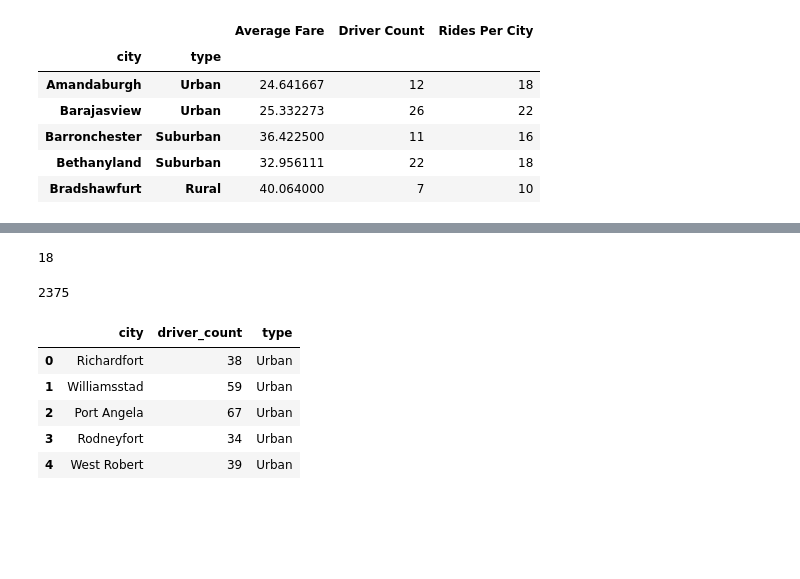
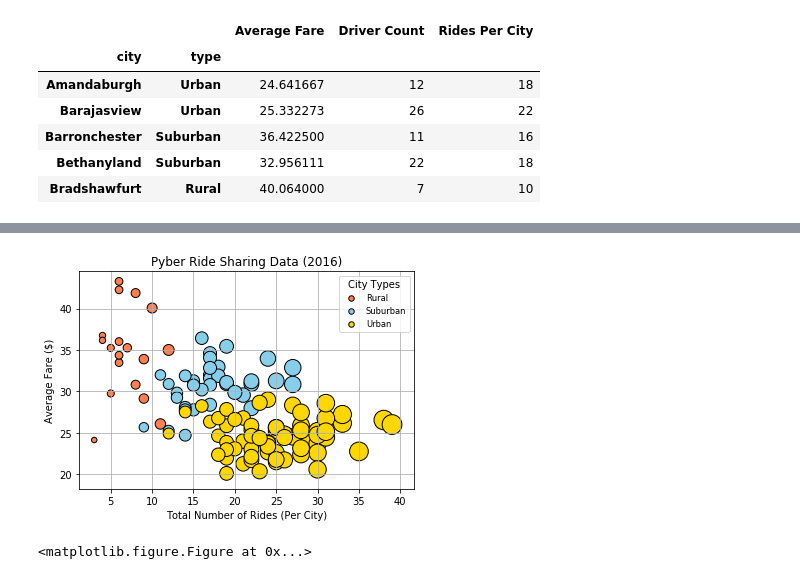
Before and after one commit to Meghanavmr/Pyber, a Jupyter notebook: Pyber Ride Sharing Matplot.ipynb, the cells around one changed output, grey strips where cells are left out. Drawn from its saved outputs; the diff is of its cells as text; code cells hidden in the pictures; blank space fills up the shorter version.

```diff
--- a/Pyber Ride Sharing Matplot.ipynb
+++ b/Pyber Ride Sharing Matplot.ipynb
@@ -24,14 +23,3 @@ pyber_data.head()
 | 2 | Port Samanthamouth | 2018-02-24 04:29:00 | 33.44 | 2005065760003 | 57 | Urban |
 | 3 | Rodneyfort | 2018-02-10 23:22:03 | 23.44 | 5149245426178 | 34 | Urban |
 | 4 | South Jack | 2018-03-06 04:28:35 | 34.58 | 3908451377344 | 46 | Urban |
-# %%
-def color(row):
-    type_ = row['type']
-    if type_=='Urban':
-        color = 'Red'
-    if type_=='Rural':
-        color = 'Blue'
-    if type_=='Suburban':
-        color = 'Green'
-    return color
-pyber_data['color'] = pyber_data.apply(color, axis=1)
@@ -125,8 +26,15 @@ Name: driver_count, dtype: int64
 # %%
+grouped_type_df = pyber_data.groupby(["city","type"])
+city_total_rides = grouped_type_df["ride_id"].count()
+city_driver_count = grouped_type_df["driver_count"].mean()
+city_avg_fare = grouped_type_df["fare"].mean()
 city_final_df = pd.DataFrame({"Average Fare": city_avg_fare,
                              "Rides Per City":city_total_rides,
                              "Driver Count":city_driver_count})
+# city_final_df_ind = city_final_df.reset_index()
 city_final_df.head()
+# grouped_type_df.head()
+# print(city_total_rides)
 # %% [output]
 |  |  | Average Fare | Driver Count | Rides Per City |
 | city | type |  |  |  |
@@ -159,6 +74,26 @@ len(city_color)
 # %%
-#type_map = ["Urban","Suburban","Rural"]
-plt.scatter(city_total_rides, city_avg_fare, city_driver_count, marker="o", facecolors="LightCoral", edgecolors="black", color = ['blue']*120)
+plt.scatter(ride_city_df_rideid_ctr_rural,
+            ride_city_df_avgfare_rural,
+            s=10*ride_city_df_driver_ctr_rural,
+            marker="o",
+            c="coral",
+            edgecolors="black",
+            label = "Rural")
+plt.scatter(ride_city_df_rideid_ctr_suburban,
+            ride_city_df_avgfare_suburban,
+            s=10*ride_city_df_driver_ctr_suburban,
+            marker="o",
+            c="skyblue",
+            edgecolors="black",
+            label = "Suburban")
+plt.scatter(ride_city_df_rideid_ctr_urban,
+            ride_city_df_avgfare_urban,
+            s=10*ride_city_df_driver_ctr_urban,
+            marker="o",
+            c="gold",
+            edgecolors="black",
+            label = "Urban")
+
 plt.title("Pyber Ride Sharing Data (2016)")
 plt.xlabel("Total Number of Rides (Per City)")
 plt.ylabel("Average Fare ($)")
@@ -166,7 +101,12 @@ plt.ylabel("Average Fare ($)")
 x=city_total_rides
 y=city_avg_fare
 plt.grid()
-
+lgnd = plt.legend(fontsize="small", mode="Expanded",
+                 numpoints=1, scatterpoints=1,
+                 loc="best", title="City Types")
+lgnd.legendHandles[0]._sizes = [30]
+lgnd.legendHandles[1]._sizes = [30]
+lgnd.legendHandles[2]._sizes = [30]
 plt.show()
 plt.savefig("Pyber.png")
 # %% [output]
@@ -175,18 +113,2 @@ plt.savefig("Pyber.png")
+[figure, added]
+<matplotlib.figure.Figure at 0x...>
-# %%
-checkrodneyfort = pyber_data.loc[pyber_data["city"] == "Amandaburgh", :]
-print(len(checkrodneyfort))
-# %% [output]
-18
-# %%
-pyber_data["ride_id"].count()
-# %% [output]
-2375
-# %%
-city_data.head()
-# %% [output]
-|  | city | driver_count | type |
-| 0 | Richardfort | 38 | Urban |
-| 1 | Williamsstad | 59 | Urban |
-| 2 | Port Angela | 67 | Urban |
-| 3 | Rodneyfort | 34 | Urban |
-| 4 | West Robert | 39 | Urban |
```
Also changed, not shown: parts of 26 cells of this notebook, 1 other file.
